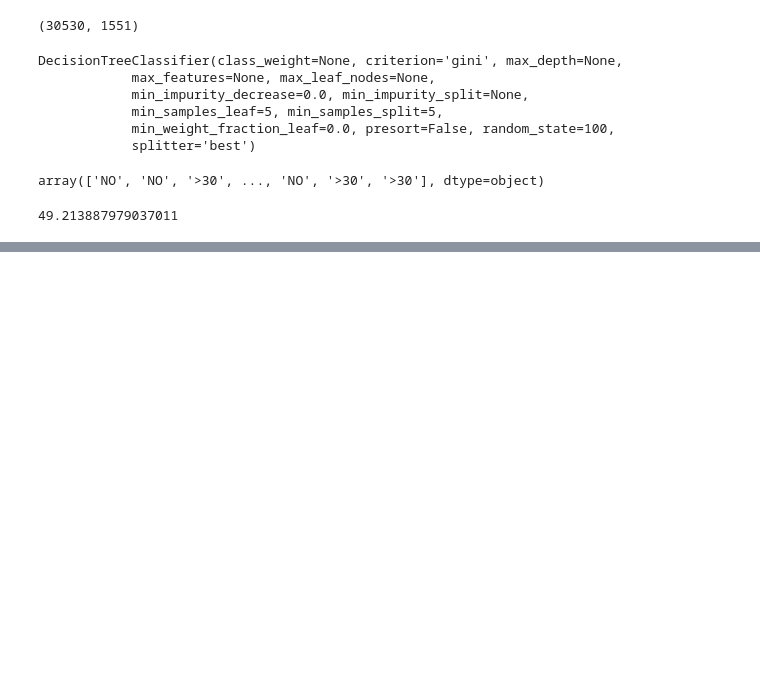
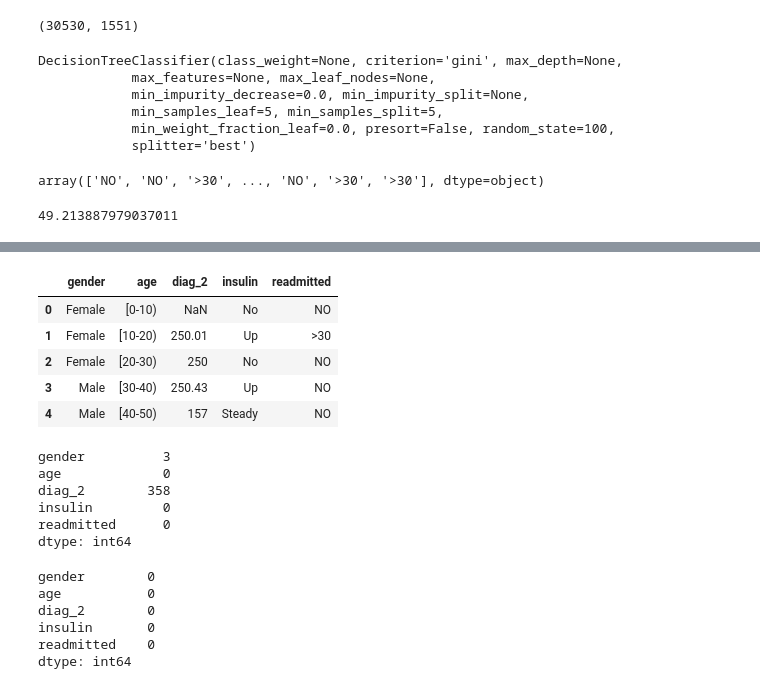
Before and after one commit to hvu815/Data-Analysis, a Jupyter notebook: analysis_notebooks/Diabetes_notebook_Huong.ipynb, the cells around one changed output, grey strips where cells are left out. Saved outputs shown, nothing was run; the diff lists cells and outputs as text; code cells hidden in the pictures; blank space fills up the shorter version.

```diff
--- a/analysis_notebooks/Diabetes_notebook_Huong.ipynb
+++ b/analysis_notebooks/Diabetes_notebook_Huong.ipynb
@@ -385,0 +438,31 @@ accuracy_score(Y_test, Y_pred)*100
+# %%
+#subsetting for smaller tree in random forest
+forest = data[['gender', 'age', 'diag_2','insulin','readmitted']]
+forest.head()
+# %% [output]
+|  | gender | age | diag_2 | insulin | readmitted |
+| 0 | Female | [0-10) | NaN | No | NO |
+| 1 | Female | [10-20) | 250.01 | Up | >30 |
+| 2 | Female | [20-30) | 250 | No | NO |
+| 3 | Male | [30-40) | 250.43 | Up | NO |
+| 4 | Male | [40-50) | 157 | Steady | NO |
+# %%
+forest.isnull().sum()
+# %% [output]
+gender          3
+age             0
+diag_2        358
+insulin         0
+readmitted      0
+dtype: int64
+# %%
+#fill in nan values
+forest = forest.fillna({'diag_2':'276','gender':'Female'})
+forest.isnull().sum()
+# %% [output]
+gender        0
+age           0
+diag_2        0
+insulin       0
+readmitted    0
+dtype: int64
```
Also changed, not shown: parts of 20 cells of this notebook.
